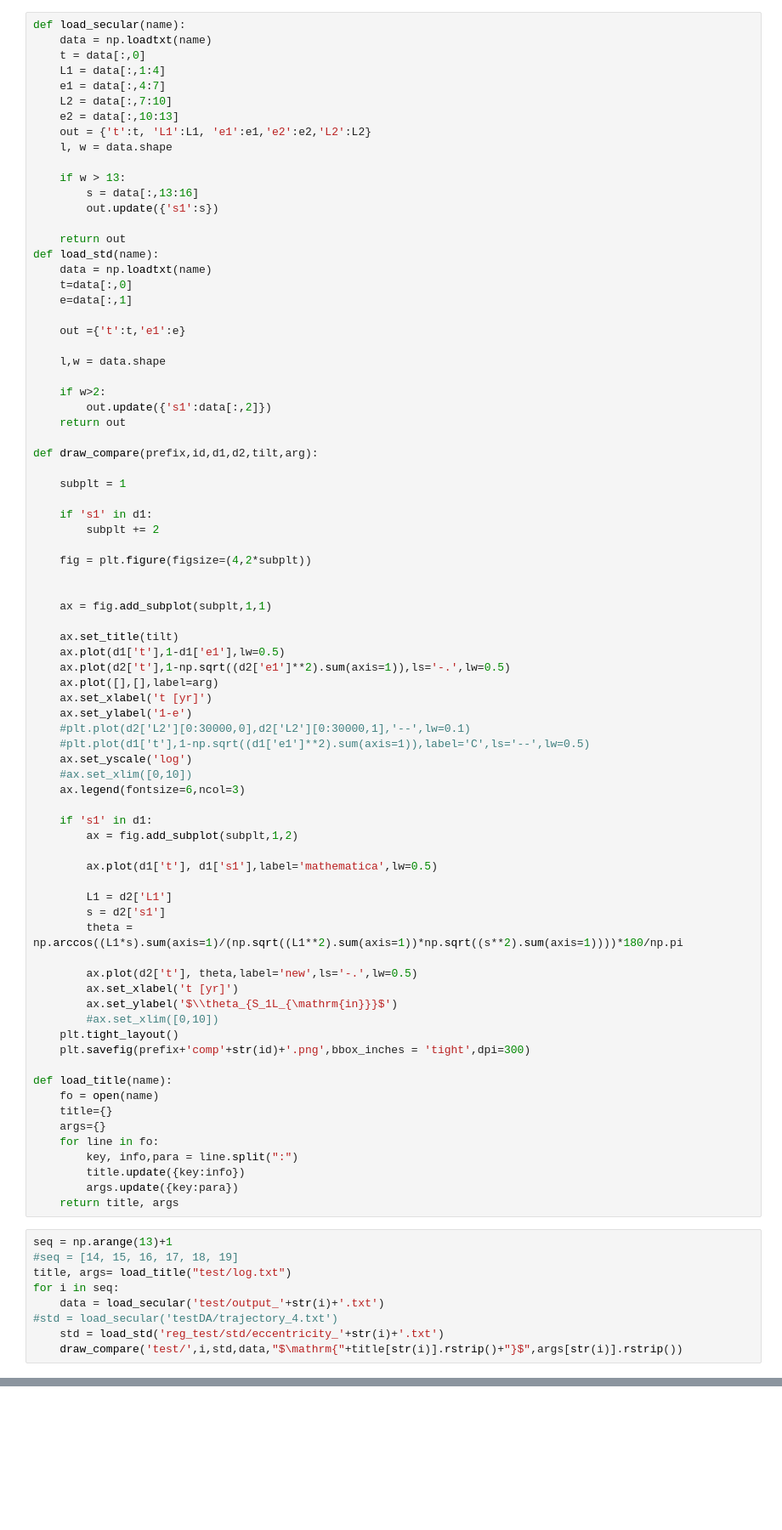
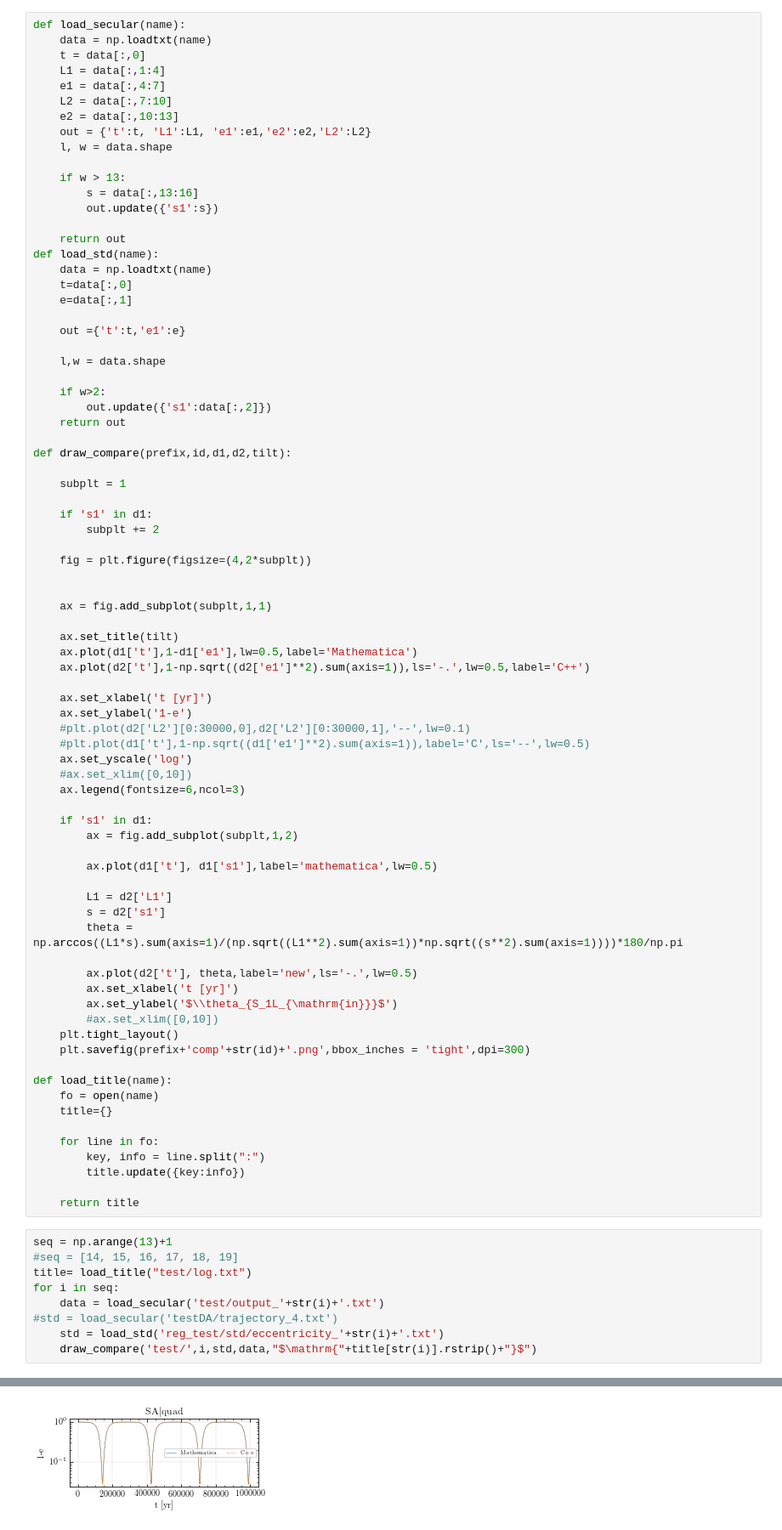
Before and after one commit to YihanWangAstro/Secular, a Jupyter notebook: draw_compare.ipynb, the cells around one changed output, grey strips where cells are left out. Shown at 85% size. Drawn from its saved outputs; the diff is of its cells as text; blank space fills up the shorter version.

```diff
--- a/draw_compare.ipynb
+++ b/draw_compare.ipynb
@@ -76,7 +76,7 @@ def load_std(name):
         out.update({'s1':data[:,2]})
     return out
 
-def draw_compare(prefix,id,d1,d2,tilt,arg):
+def draw_compare(prefix,id,d1,d2,tilt):
 
     subplt = 1
 
@@ -89,9 +89,9 @@ def draw_compare(prefix,id,d1,d2,tilt,arg):
     ax = fig.add_subplot(subplt,1,1)
 
     ax.set_title(tilt)
-    ax.plot(d1['t'],1-d1['e1'],lw=0.5)
-    ax.plot(d2['t'],1-np.sqrt((d2['e1']**2).sum(axis=1)),ls='-.',lw=0.5)
-    ax.plot([],[],label=arg)
+    ax.plot(d1['t'],1-d1['e1'],lw=0.5,label='Mathematica')
+    ax.plot(d2['t'],1-np.sqrt((d2['e1']**2).sum(axis=1)),ls='-.',lw=0.5,label='C++')
+
     ax.set_xlabel('t [yr]')
     ax.set_ylabel('1-e')
     #plt.plot(d2['L2'][0:30000,0],d2['L2'][0:30000,1],'--',lw=0.1)
@@ -119,19 +119,19 @@ def draw_compare(prefix,id,d1,d2,tilt,arg):
 def load_title(name):
     fo = open(name)
     title={}
-    args={}
+
     for line in fo:
-        key, info,para = line.split(":")
+        key, info = line.split(":")
         title.update({key:info})
-        args.update({key:para})
-    return title, args
+
+    return title
 # %%
 seq = np.arange(13)+1
 #seq = [14, 15, 16, 17, 18, 19]
-title, args= load_title("test/log.txt")
+title= load_title("test/log.txt")
 for i in seq:
     data = load_secular('test/output_'+str(i)+'.txt')
 #std = load_secular('testDA/trajectory_4.txt')
     std = load_std('reg_test/std/eccentricity_'+str(i)+'.txt')
-    draw_compare('test/',i,std,data,"$\mathrm{"+title[str(i)].rstrip()+"}$",args[str(i)].rstrip())
+    draw_compare('test/',i,std,data,"$\mathrm{"+title[str(i)].rstrip()+"}$")
 # %% [output]
@@ -151,0 +138 @@ Here is the full report generated by latex:
+[figure, added]
```
Also changed, not shown: parts of 1 cell of this notebook, 12 other files.
